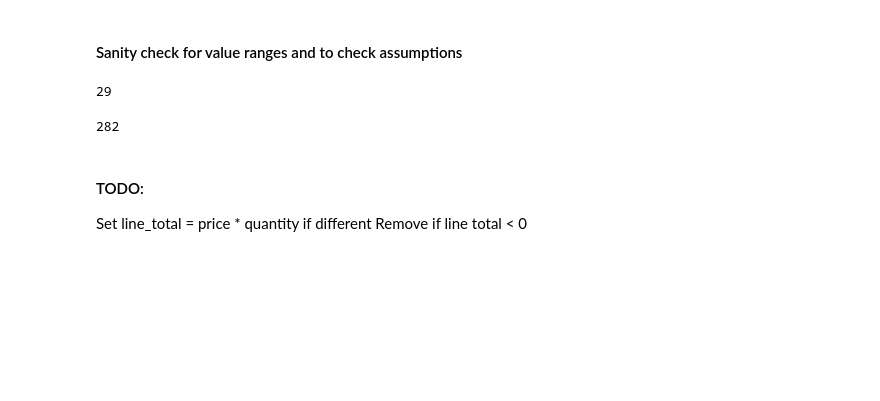
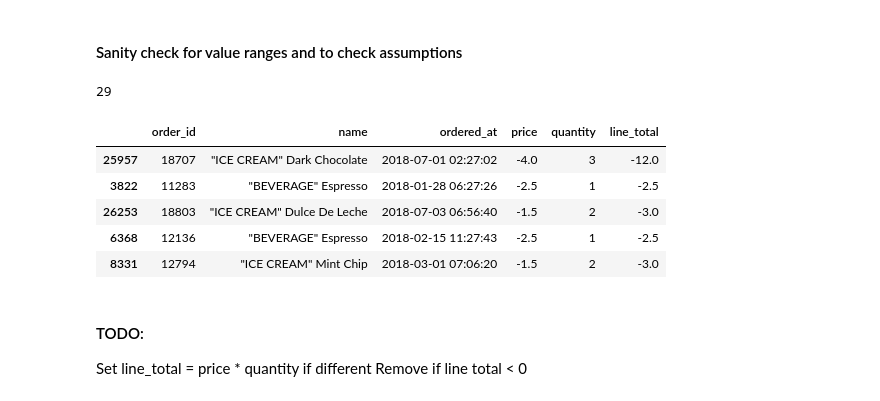
Before and after one commit to adamnguyenitvn/bigdata_labs_2019, a Jupyter notebook: Lab2/1652599.ipynb, the cells around one changed output. Cells and saved outputs as stored; diff of their text form; code cells hidden in the pictures; blank space fills up the shorter version.

```diff
--- a/Lab2/1652599.ipynb
+++ b/Lab2/1652599.ipynb
@@ -118,9 +139,14 @@ df[(df['price'] * df['quantity']) != df['line_total']].shape[0]
 # %% [output]
 29
 # %%
-df[df['line_total'] < 0].shape[0]
+df[df['line_total'] < 0].sample(5)
 # %% [output]
-282
+|  | order_id | name | ordered_at | price | quantity | line_total |
+| 25957 | 18707 | "ICE CREAM" Dark Chocolate | 2018-07-01 02:27:02 | -4.0 | 3 | -12.0 |
+| 3822 | 11283 | "BEVERAGE" Espresso | 2018-01-28 06:27:26 | -2.5 | 1 | -2.5 |
+| 26253 | 18803 | "ICE CREAM" Dulce De Leche | 2018-07-03 06:56:40 | -1.5 | 2 | -3.0 |
+| 6368 | 12136 | "BEVERAGE" Espresso | 2018-02-15 11:27:43 | -2.5 | 1 | -2.5 |
+| 8331 | 12794 | "ICE CREAM" Mint Chip | 2018-03-01 07:06:20 | -1.5 | 2 | -3.0 |
 # %% [markdown]
 #### TODO:
 Set line_total = price * quantity if different
```
Also changed, not shown: parts of 10 cells of this notebook.
